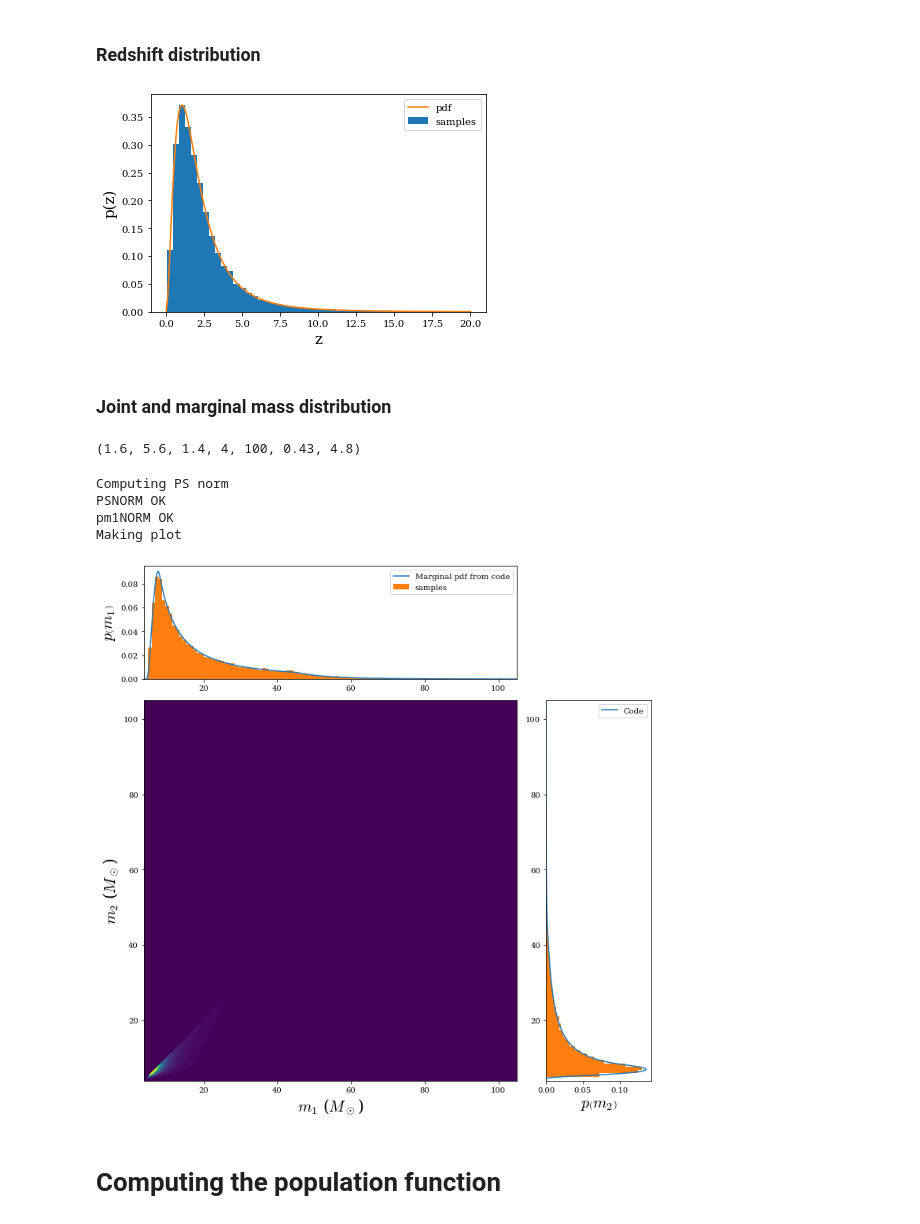
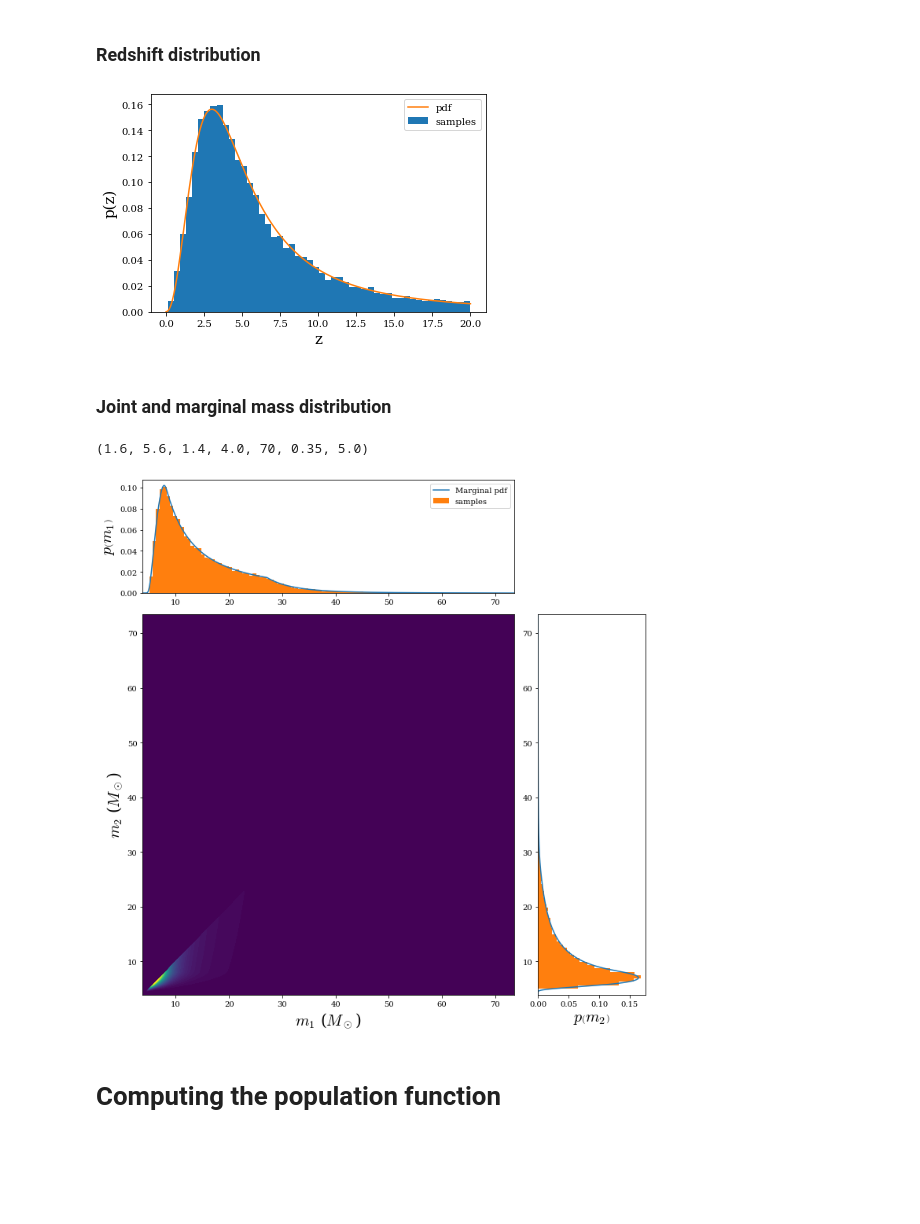
Before and after one commit to CosmoStatGW/MGCosmoPop, a Jupyter notebook: MGCosmoPop/notebooks/tutorial.ipynb, the cells around one changed output. Drawn from its saved outputs; the diff is of its cells as text; code cells hidden in the pictures; blank space fills up the shorter version.

```diff
--- a/MGCosmoPop/notebooks/tutorial.ipynb
+++ b/MGCosmoPop/notebooks/tutorial.ipynb
@@ -116,5 +114,7 @@ myParams = {'R0':60, 'lambdaRedshift':0.,  'mh':100, }
+# %%
+myParams = {'R0':20, 'alphaRedshift':3,  'betaRedshift':0.5, 'zp':3, 'ml':4. ,'mh':70, 'b':0.35, 'deltam':5. }
 # %%
-allPopsMD.set_values( {'R0':50, 'alphaRedshift':0,  'betaRedshift':2, 'zp':2 })
+allPopsMD.set_values( myParams)#{'R0':50, 'alphaRedshift':0,  'betaRedshift':2, 'zp':2 })
 # %% [output]
 cosmo basevalues: {'H0': 67.74, 'Om': 0.3075, 'w0': -1, 'Xi0': 1, 'n': 1.91}
 Setting values in populations...
@@ -175,29 +178,29 @@ Cosmo params in _sample_redshift: [67.74, 0.3075, -1]
 # %%
 _ = plt.hist(zsMD, bins=50, density=True, label='samples')
 
 
 R0, al, bb, zp, = allPopsMD.get_base_values(['R0', 'alphaRedshift', 'betaRedshift', 'zp', ])
 H0, Om, w0 = allPopsMD.get_base_values(['H0', 'Om', 'w0',  ])
 
 
 
 zz = np.linspace(0, zmax, 200)
-zpdf = np.exp(allPopsMD._pops[0].rateEvol.log_dNdVdt(zz,  [R0, al, bb, zp,])+ allPopsPL.cosmo.log_dV_dz(zz, H0, Om, w0)-np.log1p(zz))
+zpdf = np.exp(allPopsMD._pops[0].rateEvol.log_dNdVdt(zz,  [R0, al, bb, zp,])+ allPopsMD.cosmo.log_dV_dz(zz, H0, Om, w0)-np.log1p(zz))
 zpdf/=np.trapz(zpdf,zz)
 plt.plot(zz, zpdf, label='pdf')
 
 plt.xlabel('z', fontsize=15);
 plt.ylabel('p(z)', fontsize=15);
 plt.legend();
 # %% [output]
-[figure, old version]
+[figure, new version]
 # %% [markdown]
 ### Joint and marginal mass distribution
 # %%
 alpha1, alpha2, beta, deltam, ml, mh, b = allPopsMD.get_base_values(['alpha1', 'alpha2', 'beta', 'ml', 'mh', 'b', 'deltam'])
 alpha1, alpha2, beta, ml, mh, b, deltam
 # %% [output]
-(1.6, 5.6, 1.4, 4, 100, 0.43, 4.8)
+(1.6, 5.6, 1.4, 4.0, 70, 0.35, 5.0)
 # %%
 
 ms = np.logspace( np.log10(ml-ml/20), np.log10(mh+mh/20), 2000 )
@@ -205,24 +208,21 @@ M1S, M2S = np.meshgrid(ms, ms, indexing='ij')
 
 
 def pp_norm(x1, x2):
-    return np.exp(allPopsPL._pops[0].massDist.logpdf([x1, x2], [alpha1, alpha2, beta, deltam, ml,  mh, b],  ))
+    return np.exp(allPopsMD._pops[0].massDist.logpdf([x1, x2], [alpha1, alpha2, beta, deltam, ml,  mh, b],  ))
 
 
-print('Computing PS norm')
 PSNORM = np.where( M2S <= M1S, pp_norm(M1S, M2S) , 0)
 
 
 pm1NORM = np.trapz(PSNORM, M2S, axis=1)
 pm2NORM = np.trapz(PSNORM, M1S, axis=0)
-print('PSNORM OK')
+
 
 
 pm1NORM /= np.trapz(pm1NORM, ms)
 pm2NORM /= np.trapz(pm2NORM, ms)
 
-print('pm1NORM OK')
 
-print('Making plot')
 fig = plt.figure(figsize=(10, 10))
 grid = plt.GridSpec(4, 4)
 joint_ax = fig.add_subplot(grid[1:,:-1])
@@ -231,13 +231,14 @@ m2_ax = fig.add_subplot(grid[1:, -1], sharey=joint_ax)
 
 x = joint_ax.contourf(M1S, M2S, PSNORM, cmap='viridis', levels=100)
 
-m1_ax.plot(ms, pm1NORM, label='Marginal pdf from code')
-_ = m1_ax.hist(m1s, bins=100, density=True, label='samples')
+m1_ax.plot(ms, pm1NORM, label='Marginal pdf')
+_ = m1_ax.hist(m1sMD, bins=100, density=True, label='samples')
 m1_ax.legend()
 
-m2_ax.plot(pm2NORM, ms, label='Code')
-m2_ax.hist(m2s, bins=100, density=True, orientation='horizontal')
-m2_ax.legend()
+m2_ax.plot(pm2NORM, ms, label='Marginal pdf')
+m2_ax.hist(m2sMD, bins=100, density=True, orientation='horizontal')
+#m2_ax.legend()
+#m2_ax.set_xscale('log')
 
 joint_ax.set_xlabel(r'$m_1$ ($M_\odot$)', fontsize=20)
 joint_ax.set_ylabel(r'$m_2$ ($M_\odot$)', fontsize=20)
@@ -247,11 +248,7 @@ m2_ax.set_xlabel(r'$p\left( m_2 \right)$', fontsize=20)
 
 plt.tight_layout()
 # %% [output]
-Computing PS norm
-PSNORM OK
-pm1NORM OK
-Making plot
-[figure, old version]
+[figure, new version]
 # %% [markdown]
 # Computing the population function
 # %%
```
Also changed, not shown: parts of 23 cells of this notebook.
